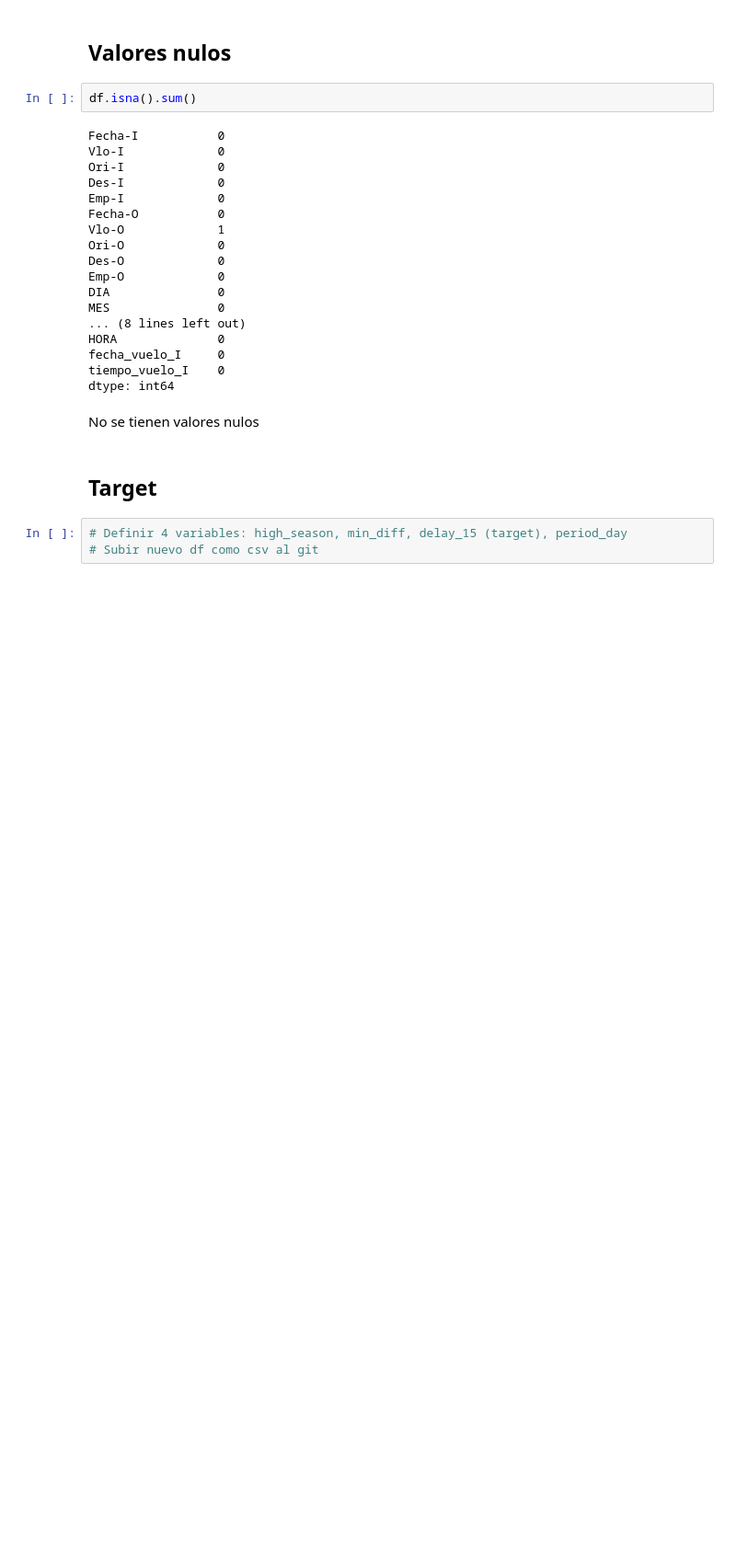
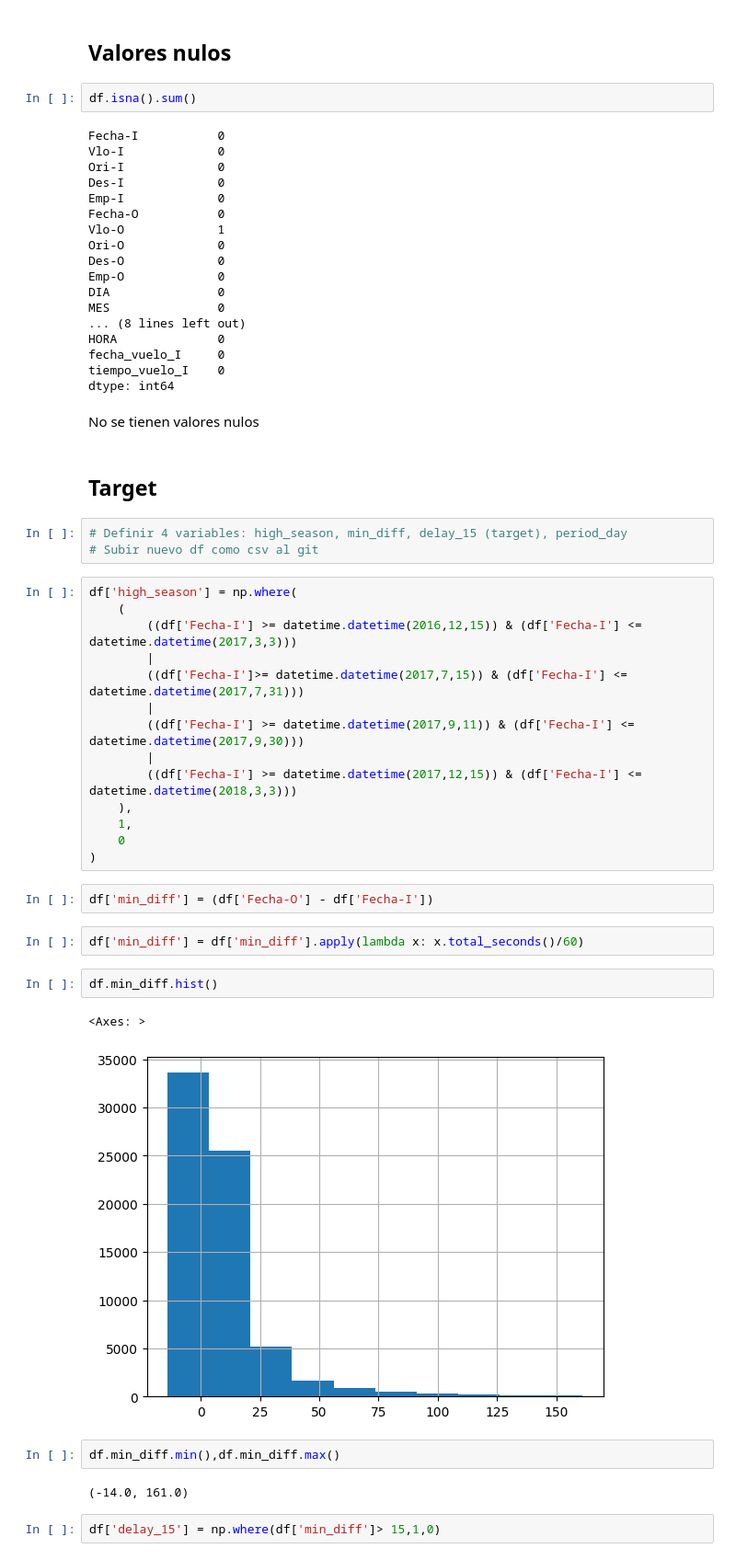
Before and after one commit to josecantog/latam_challenge, a Jupyter notebook: solution.ipynb, the cells around one changed output. Shown at 92% size. Drawn from its saved outputs; the diff is of its cells as text; blank space fills up the shorter version.

```diff
--- a/solution.ipynb
+++ b/solution.ipynb
@@ -542,3 +542,32 @@ No se tienen valores nulos
 # %%
 # Definir 4 variables: high_season, min_diff, delay_15 (target), period_day
 # Subir nuevo df como csv al git
+# %%
+df['high_season'] = np.where(
+    (
+        ((df['Fecha-I'] >= datetime.datetime(2016,12,15)) & (df['Fecha-I'] <= datetime.datetime(2017,3,3)))
+        |
+        ((df['Fecha-I']>= datetime.datetime(2017,7,15)) & (df['Fecha-I'] <= datetime.datetime(2017,7,31)))
+        |
+        ((df['Fecha-I'] >= datetime.datetime(2017,9,11)) & (df['Fecha-I'] <= datetime.datetime(2017,9,30)))
+        |
+        ((df['Fecha-I'] >= datetime.datetime(2017,12,15)) & (df['Fecha-I'] <= datetime.datetime(2018,3,3)))
+    ),
+    1,
+    0
+)
+# %%
+df['min_diff'] = (df['Fecha-O'] - df['Fecha-I'])
+# %%
+df['min_diff'] = df['min_diff'].apply(lambda x: x.total_seconds()/60)
+# %%
+df.min_diff.hist()
+# %% [output]
+<Axes: >
+[figure, added]
+# %%
+df.min_diff.min(),df.min_diff.max()
+# %% [output]
+(-14.0, 161.0)
+# %%
+df['delay_15'] = np.where(df['min_diff']> 15,1,0)
```
Also changed, not shown: parts of 58 cells of this notebook.
